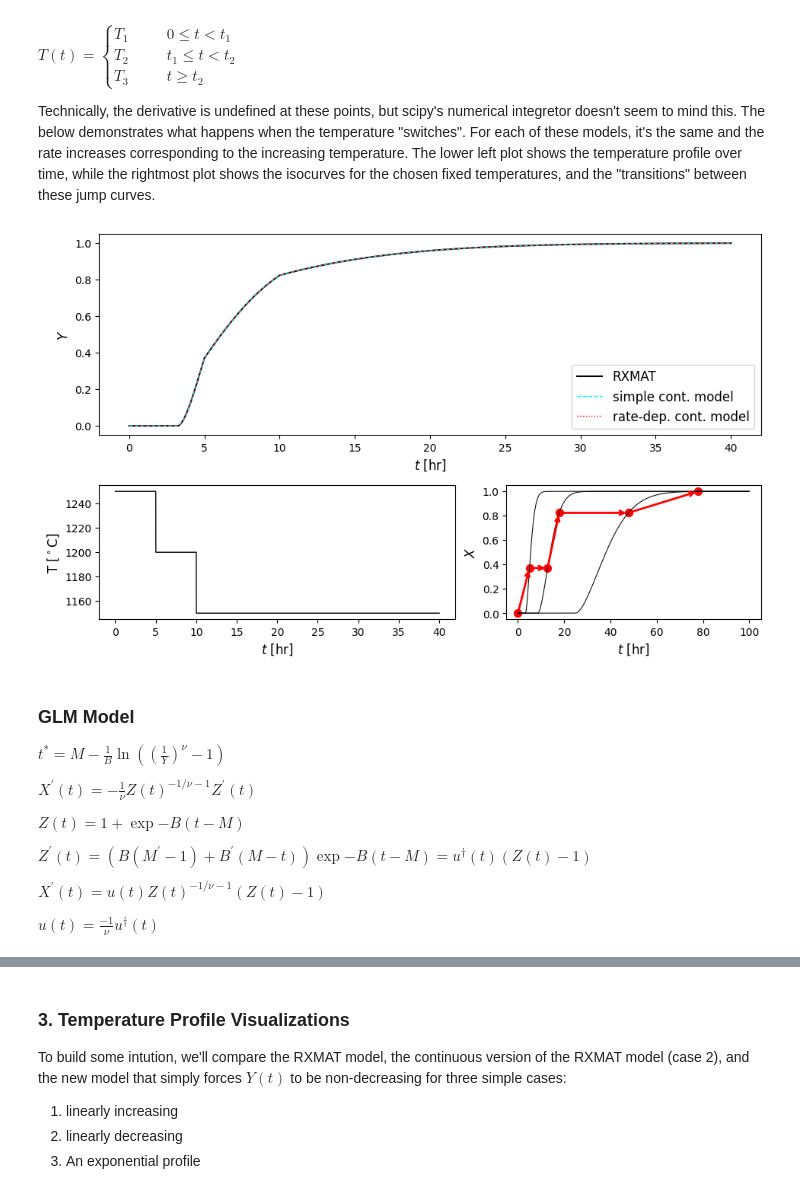
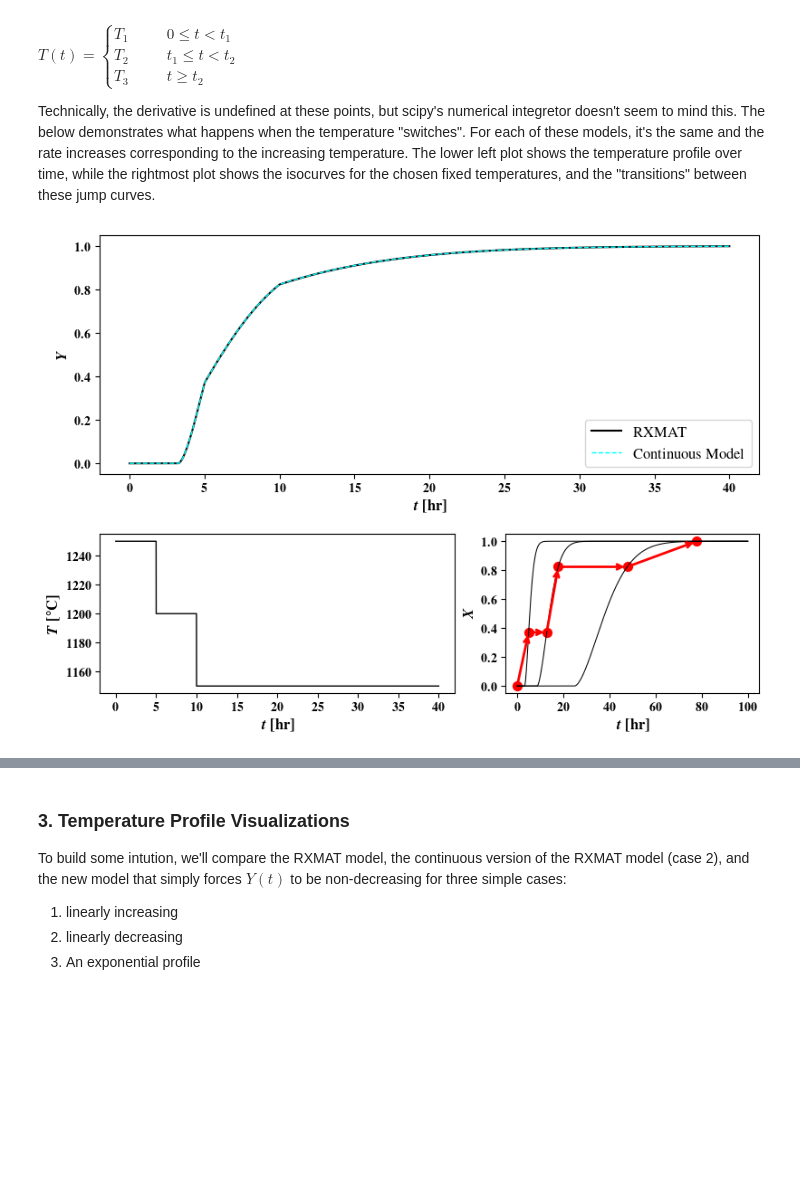
Before and after one commit to ml-ME-gatech/modeling_tungsten, a Jupyter notebook: recrystallization/non-isothermal_rx.ipynb, the cells around one changed output, grey strips where cells are left out. Cells and saved outputs as stored; diff of their text form; code cells hidden in the pictures; blank space fills up the shorter version.

```diff
--- a/recrystallization/non-isothermal_rx.ipynb
+++ b/recrystallization/non-isothermal_rx.ipynb
@@ -265,0 +353,25 @@ fig.savefig('.temp_images/jmak_anisothermal_valid.svg')
+# %%
+t_eval = np.linspace(0,60*3600,100)
+t_func = np.linspace(0.,60*3600,1000)
+
+with open('.model/Generalized Logistic_alfonso_data_hr_weighted.pkl','rb') as f:
+    glm_model = pickle.load(f)
+
+fig,ax = plt.subplots(figsize = (5.75,4.))
+setup_axis_default(ax)
+for i,T in enumerate([1200,1250]):
+    T_iso = T + 273.15
+
+    Y = nonisothermal_glm_rxmat_integration(t_eval, T_iso*np.ones_like(t_eval),glm_model)
+    Y2 = nonisothermal_glm_rx_integration(t_eval, lambda x: T_iso, lambda x: 0, glm_model)
+    X = glm_model.predict(np.array([t_func,T_iso*np.ones_like(t_func)]).T)
+    ax.plot(t_func/3600,X,label = 'isothermal' if i == 0 else None,lw = 2.5,color = 'k',ls = '-')
+    #ax.plot(t_eval/3600,Y,label = 'RXMAT non-isothermal' if i == 0 else None,lw = 1,color = 'cyan',ls = '--',dashes = (5,10))
+    ax.plot(t_eval/3600,Y2,label = 'rate dependent non-isothermal' if i == 0 else None,lw = 1,color = 'red',ls = ':')
+
+ax.set_xlabel('$t$ [hr]',fontsize = 12)
+ax.set_ylabel('$X$',fontsize = 12)
+
+ax.legend(fontsize = 12)
+fig.tight_layout()
+#fig.savefig('.temp_images/glm_anisothermal_valid.svg')
@@ -305,7 +419,7 @@ fig,axes = plt.subplot_mosaic("""
                               BBBBCCC
                               """,
                               height_ratios= [1.5,1],
-                              figsize = (9.25,5.75))
+                              figsize = (7.75,5.75))
 
 axes = np.array(list(axes.values()))
 
@@ -314,15 +428,15 @@ Y_disc = nonisothermal_jmak_rxmat_integration(t_eval,np.array([jump_temperature(
 axes[0].plot(t_eval/3600,Y_disc,lw = 1.5,color = 'k',ls = '-', label = 'RXMAT')
 
 Y_cont1 = nonisothermal_jmak_rx_integration_simple(t_eval,jump_temperature,jmak_model)
-axes[0].plot(t_eval/3600,Y_cont1,lw = 1,color = 'cyan',ls = '--', label = 'simple cont. model')
+axes[0].plot(t_eval/3600,Y_cont1,lw = 1,color = 'cyan',ls = '--', label = 'Continuous Model')
 
-Y_cont2 = nonisothermal_jmak_rx_integration(t_eval,jump_temperature,lambda x: 0,jmak_model)
-axes[0].plot(t_eval/3600,Y_cont2,lw = 1,color = 'red',ls = ':', label = 'rate-dep. cont. model')
+#Y_cont2 = nonisothermal_jmak_rx_integration(t_eval,jump_temperature,lambda x: 0,jmak_model)
+#axes[0].plot(t_eval/3600,Y_cont2,lw = 1,color = 'red',ls = ':', label = 'rate-dep. cont. model')
 
 #plot the temperature profile
 axes[1].plot(t_eval/3600,[jump_temperature(t) - 273.15 for t in t_eval],lw = 1,color = 'k',ls = '-')
-axes[1].set_ylabel(r'T [$^\circ$C]',fontsize = 12)
-axes[1].set_xlabel(r'$t$ [hr]',fontsize = 12)
+axes[1].set_ylabel(r'\textbf{$T$ [$^\circ$C]}',fontsize = 12)
+axes[1].set_xlabel(r'\textbf{$t$ [hr]}',fontsize = 12)
 
 t_eval = np.linspace(0,100*3600,100000)
 #plot the isothermal models and note the "jump" points between rates
@@ -339,47 +453,34 @@ a2,b2 = jmak_model.ap2.params
 n = jmak_model.n
 
 t_old = t_1
 for dt,TT in zip([t_2 - t_1,t_3 - t_2],[T2,T3]):
     bb = math.exp(a1 + b1/TT)
     tinc = math.exp(a2 + b2/TT)
 
     t_equiv = 1./bb*np.log(1./(1. - X))**(1./n)
     t_current = dt + t_equiv
     axes[2].scatter((t_equiv + tinc)/3600,X,marker = 'o',color = 'red',s = 50)
 
     axes[2].annotate('', xy=((t_equiv + tinc)/3600, X), xytext=(t_old/3600, X),
                      arrowprops=dict(arrowstyle='->', color='red',lw = 2.0))
 
     Xnew = 1. - math.exp(-(bb**n)*t_current**n)
 
     axes[2].scatter((t_current + tinc)/3600,Xnew,marker = 'o',color = 'red',s = 50)
     Xp = jmak_model.predict(np.array([t_eval,np.ones_like(t_eval)*TT]).T)
     axes[2].plot(t_eval/3600,Xp,lw = 0.75,color = 'k',ls = '-')
     axes[2].annotate('', xy=((t_current + tinc)/3600, Xnew), xytext=((t_equiv + tinc)/3600, X),
                      arrowprops=dict(arrowstyle='->', color='red',lw = 2.0))
     X = Xnew
     t_old = t_current + tinc
 
-axes[0].set_xlabel(r'$t$ [hr]',fontsize = 12)
+axes[0].set_xlabel(r'\textbf{$t$ [hr]}',fontsize = 12)
 axes[0].set_ylabel(r'$Y$',fontsize = 12)
-axes[2].set_xlabel(r'$t$ [hr]',fontsize = 12)
+axes[2].set_xlabel(r'\textbf{$t$ [hr]}',fontsize = 12)
 axes[2].set_ylabel(r'$X$',fontsize = 12)
 axes[0].legend(fontsize = 12)
 
 fig.subplots_adjust(hspace = 0.3,top = 0.98,right = 0.99,left = 0.05,bottom = 0.1,wspace = 1.0)
+fig.savefig('.temp_images/jmak_anisothermal_jump.svg',bbox_inches = 'tight')
 # %% [output]
-[figure, old version]
+[figure, new version]
-# %% [markdown]
-### GLM Model
-
-$t^*  = M - \frac{1}{B} \ln{\left(\left( \frac{1}{Y} \right)^\nu - 1 \right)}$
-
-$X^\prime(t) = -\frac{1}{\nu}Z(t)^{-1/\nu - 1}Z^\prime(t)$
-
-$Z(t) = 1 + \exp{-B(t - M)}$
-
-$Z^\prime(t) = \left(B \left(M^\prime  -1 \right) + B^\prime (M - t) \right)\exp{-B(t - M)} = u^\dagger(t) ( Z(t) - 1)$
-
-$X^\prime(t) = u(t) Z(t)^{-1/\nu - 1} ( Z(t) - 1)$
-
-$u(t) = \frac{-1}{\nu} u^\dagger(t)$
```
Also changed, not shown: parts of 13 cells of this notebook, 17 other files.
